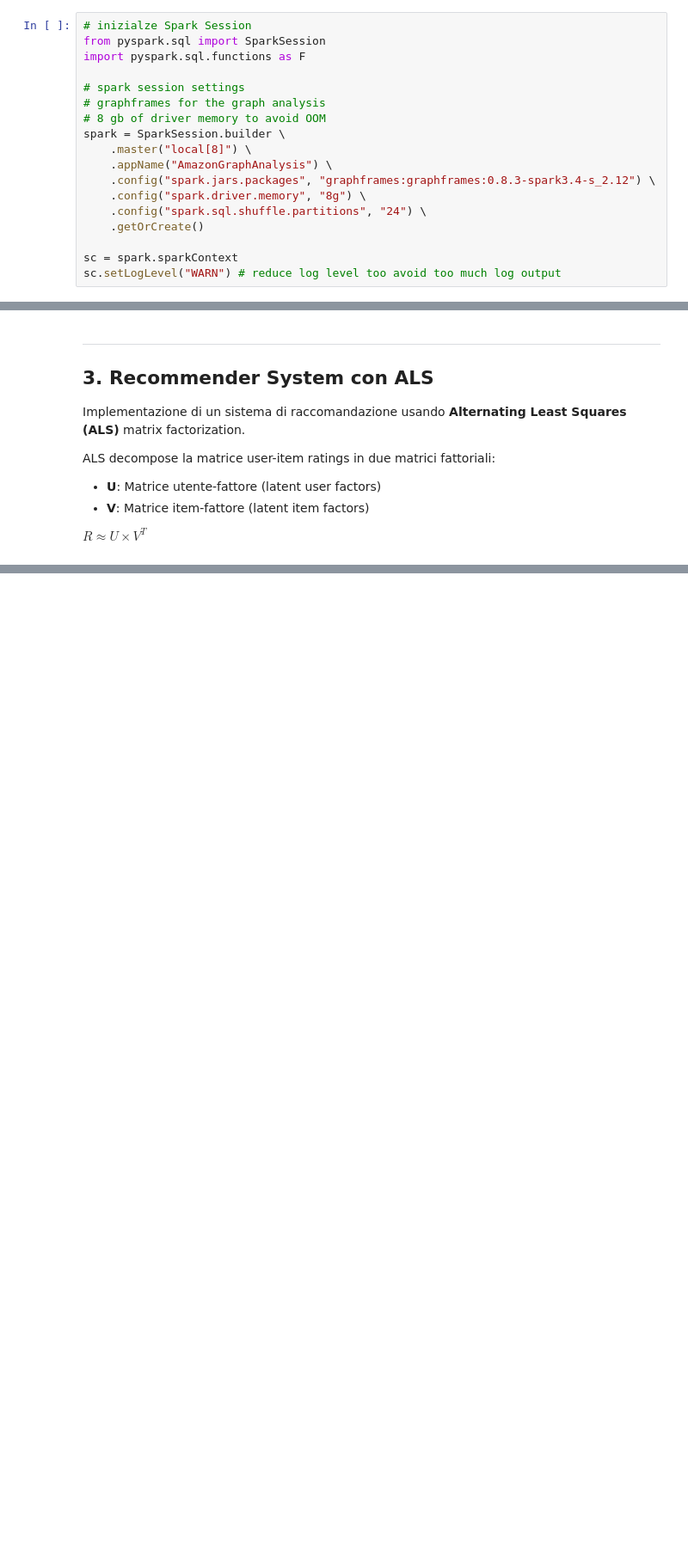
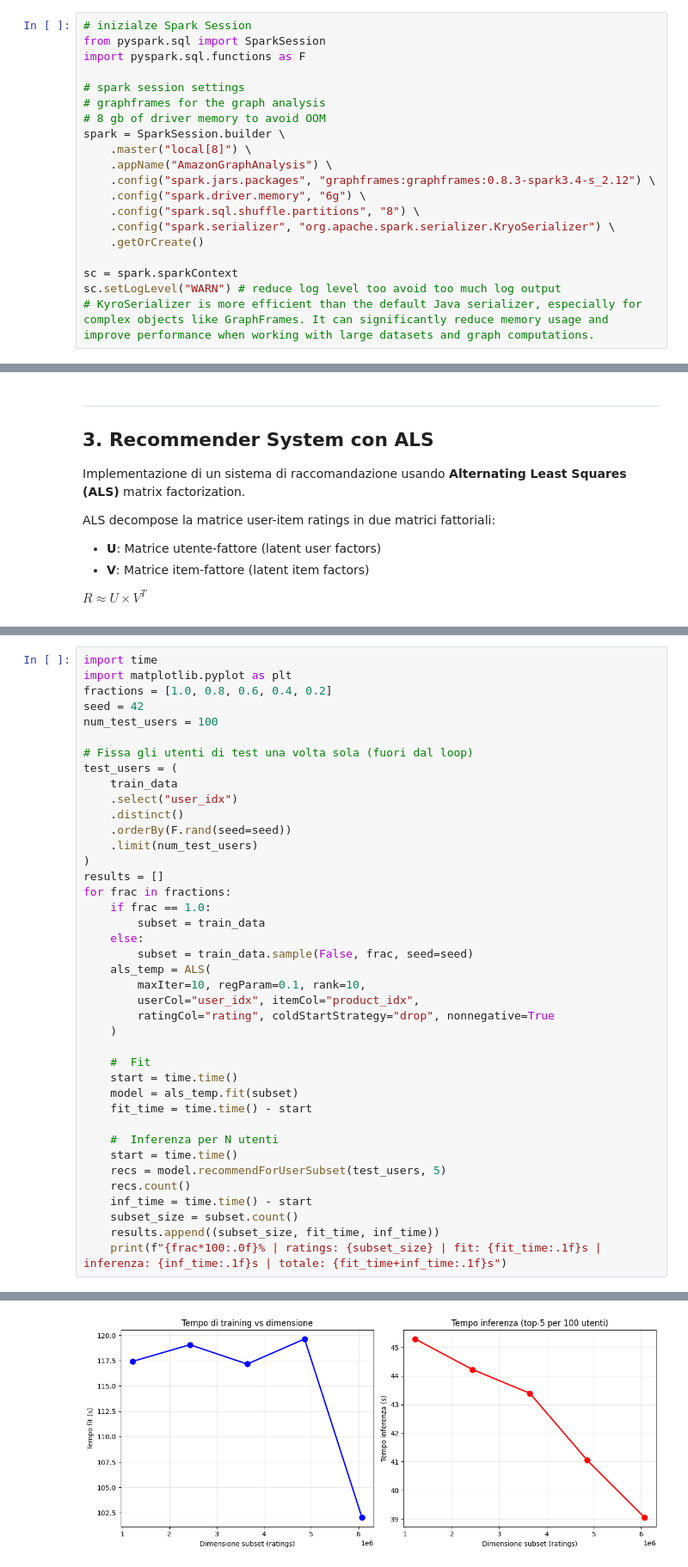
Before and after one commit to filippostanghellini/DataMining-Project, a Jupyter notebook: amazon_analysis_spark.ipynb, the cells around one changed output, grey strips where cells are left out. Shown at 86% size. Cells and saved outputs as stored; diff of their text form; blank space fills up the shorter version.

Commit message:
add train vs inference analysis

```diff
--- a/amazon_analysis_spark.ipynb
+++ b/amazon_analysis_spark.ipynb
@@ -26,10 +26,12 @@ spark = SparkSession.builder \
     .master("local[8]") \
     .appName("AmazonGraphAnalysis") \
     .config("spark.jars.packages", "graphframes:graphframes:0.8.3-spark3.4-s_2.12") \
-    .config("spark.driver.memory", "8g") \
-    .config("spark.sql.shuffle.partitions", "24") \
+    .config("spark.driver.memory", "6g") \
+    .config("spark.sql.shuffle.partitions", "8") \
+    .config("spark.serializer", "org.apache.spark.serializer.KryoSerializer") \
     .getOrCreate()
 
 sc = spark.sparkContext
 sc.setLogLevel("WARN") # reduce log level too avoid too much log output
+# KyroSerializer is more efficient than the default Java serializer, especially for complex objects like GraphFrames. It can significantly reduce memory usage and improve performance when working with large datasets and graph computations.
 # %% [output]
@@ -1130,0 +973,41 @@ Error:
+# %%
+import time
+import matplotlib.pyplot as plt
+fractions = [1.0, 0.8, 0.6, 0.4, 0.2]
+seed = 42
+num_test_users = 100
+
+# Fissa gli utenti di test una volta sola (fuori dal loop)
+test_users = (
+    train_data
+    .select("user_idx")
+    .distinct()
+    .orderBy(F.rand(seed=seed))
+    .limit(num_test_users)
+)
+results = []
+for frac in fractions:
+    if frac == 1.0:
+        subset = train_data
+    else:
+        subset = train_data.sample(False, frac, seed=seed)
+    als_temp = ALS(
+        maxIter=10, regParam=0.1, rank=10,
+        userCol="user_idx", itemCol="product_idx",
+        ratingCol="rating", coldStartStrategy="drop", nonnegative=True
+    )
+
+    #  Fit
+    start = time.time()
+    model = als_temp.fit(subset)
+    fit_time = time.time() - start
+
+    #  Inferenza per N utenti
+    start = time.time()
+    recs = model.recommendForUserSubset(test_users, 5)
+    recs.count()
+    inf_time = time.time() - start
+    subset_size = subset.count()
+    results.append((subset_size, fit_time, inf_time))
+    print(f"{frac*100:.0f}% | ratings: {subset_size} | fit: {fit_time:.1f}s | inferenza: {inf_time:.1f}s | totale: {fit_time+inf_time:.1f}s")
+# %% [output]
@@ -1130,0 +1116 @@ Error:
+[figure, added]
```
Also changed, not shown: parts of 27 cells of this notebook, 1 other file.
